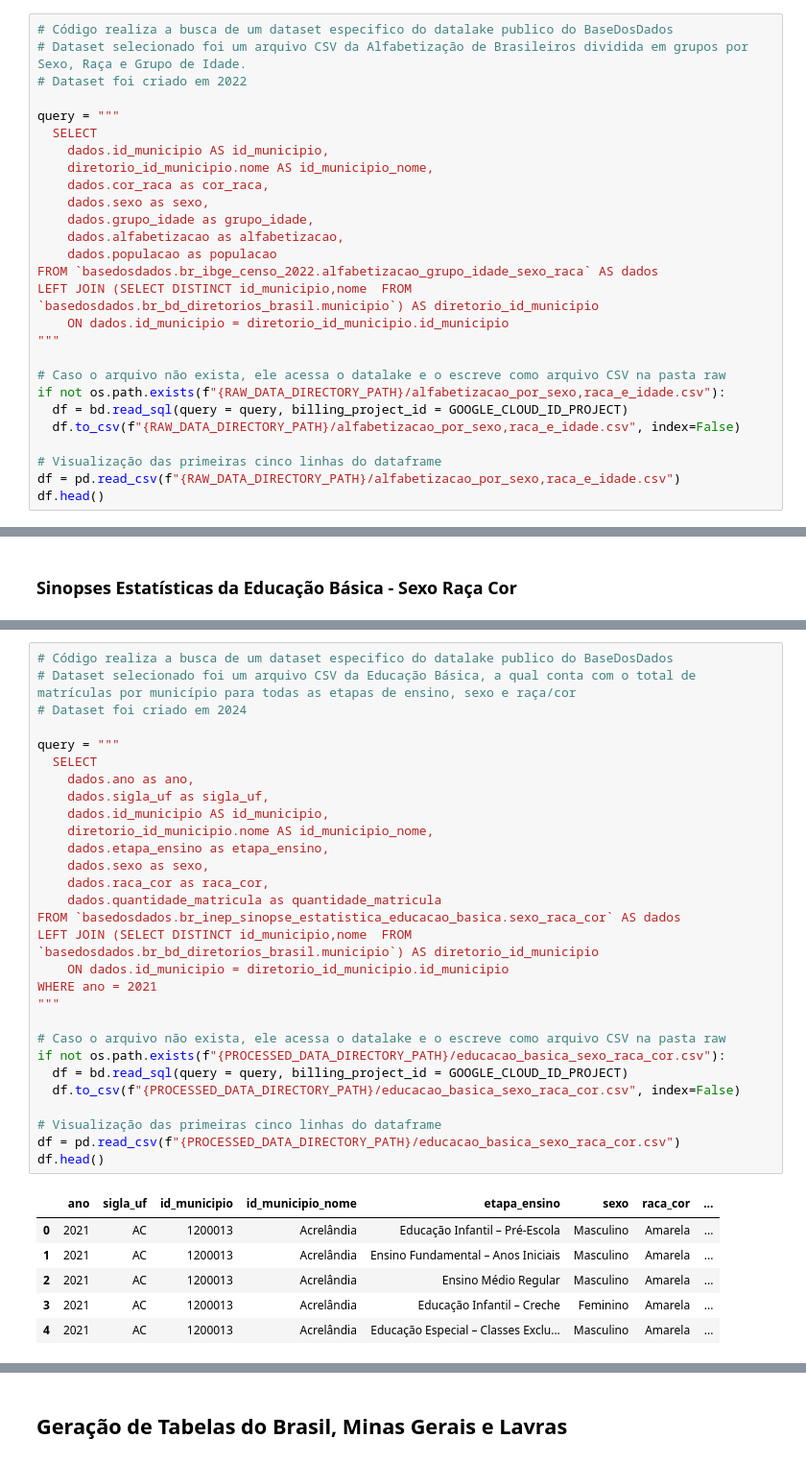
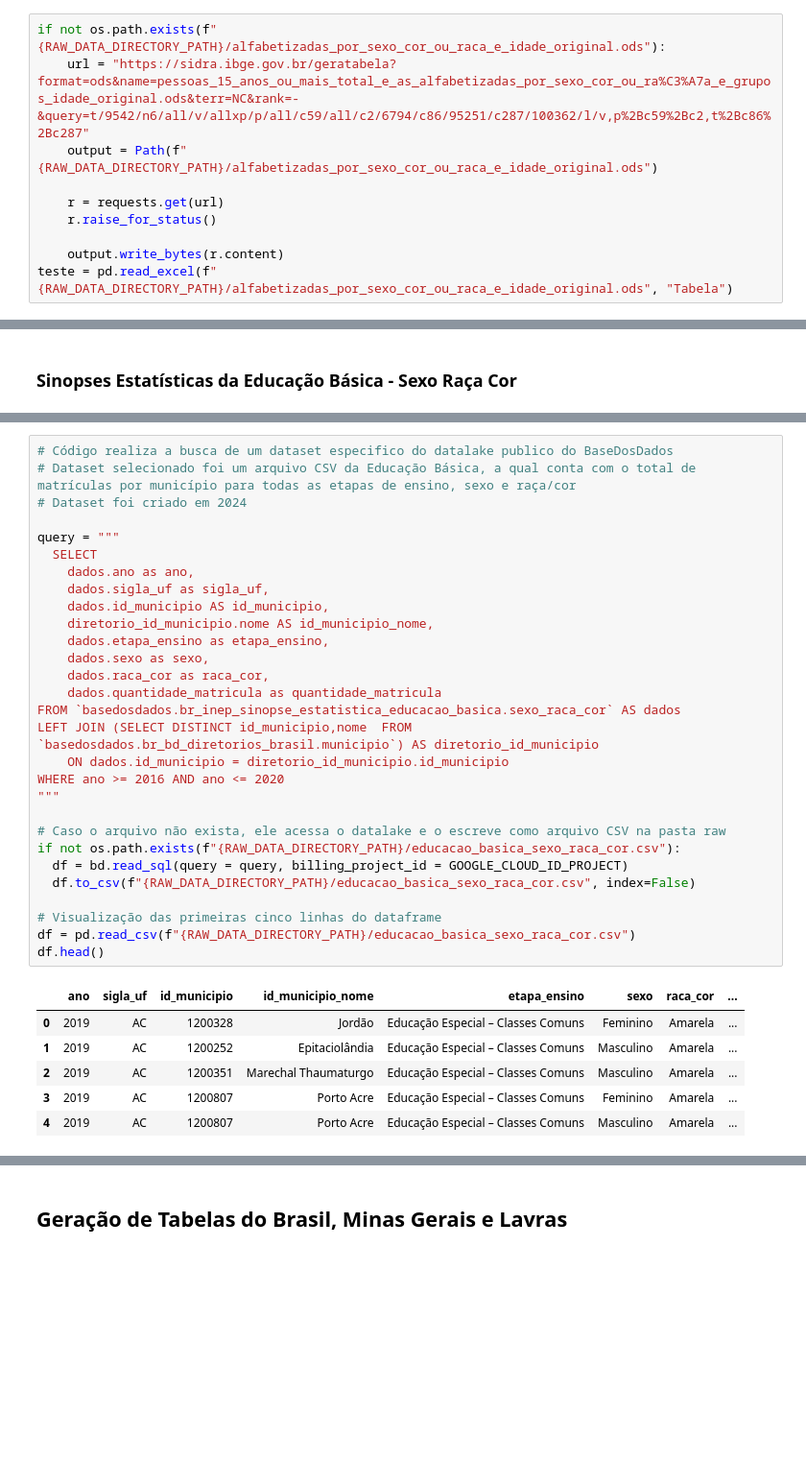
Before and after one commit to EstevaoAugusto/ZettaLab-2ed-Desafio-Ciencia-e-Governanca-de-Dados, a Jupyter notebook: notebooks/1_coleta_preparacao_dados.ipynb, the cells around one changed output, grey strips where cells are left out. Shown at 96% size. Cells and saved outputs as stored; diff of their text form; blank space fills up the shorter version.

```diff
--- a/notebooks/1_coleta_preparacao_dados.ipynb
+++ b/notebooks/1_coleta_preparacao_dados.ipynb
@@ -344,27 +393,10 @@ df.head()
 # %%
-# Código realiza a busca de um dataset especifico do datalake publico do BaseDosDados
-# Dataset selecionado foi um arquivo CSV da Alfabetização de Brasileiros dividida em grupos por Sexo, Raça e Grupo de Idade.
-# Dataset foi criado em 2022
+if not os.path.exists(f"{RAW_DATA_DIRECTORY_PATH}/alfabetizadas_por_sexo_cor_ou_raca_e_idade_original.ods"):
+    url = "https://sidra.ibge.gov.br/geratabela?format=ods&name=pessoas_15_anos_ou_mais_total_e_as_alfabetizadas_por_sexo_cor_ou_ra%C3%A7a_e_grupos_idade_original.ods&terr=NC&rank=-&query=t/9542/n6/all/v/allxp/p/all/c59/all/c2/6794/c86/95251/c287/100362/l/v,p%2Bc59%2Bc2,t%2Bc86%2Bc287"
+    output = Path(f"{RAW_DATA_DIRECTORY_PATH}/alfabetizadas_por_sexo_cor_ou_raca_e_idade_original.ods")
 
-query = """
-  SELECT
-    dados.id_municipio AS id_municipio,
-    diretorio_id_municipio.nome AS id_municipio_nome,
-    dados.cor_raca as cor_raca,
-    dados.sexo as sexo,
-    dados.grupo_idade as grupo_idade,
-    dados.alfabetizacao as alfabetizacao,
-    dados.populacao as populacao
-FROM `basedosdados.br_ibge_censo_2022.alfabetizacao_grupo_idade_sexo_raca` AS dados
-LEFT JOIN (SELECT DISTINCT id_municipio,nome  FROM `basedosdados.br_bd_diretorios_brasil.municipio`) AS diretorio_id_municipio
-    ON dados.id_municipio = diretorio_id_municipio.id_municipio
-"""
+    r = requests.get(url)
+    r.raise_for_status()
 
-# Caso o arquivo não exista, ele acessa o datalake e o escreve como arquivo CSV na pasta raw
-if not os.path.exists(f"{RAW_DATA_DIRECTORY_PATH}/alfabetizacao_por_sexo,raca_e_idade.csv"):
-  df = bd.read_sql(query = query, billing_project_id = GOOGLE_CLOUD_ID_PROJECT)
-  df.to_csv(f"{RAW_DATA_DIRECTORY_PATH}/alfabetizacao_por_sexo,raca_e_idade.csv", index=False)
-
-# Visualização das primeiras cinco linhas do dataframe
-df = pd.read_csv(f"{RAW_DATA_DIRECTORY_PATH}/alfabetizacao_por_sexo,raca_e_idade.csv")
-df.head()
+    output.write_bytes(r.content)
+teste = pd.read_excel(f"{RAW_DATA_DIRECTORY_PATH}/alfabetizadas_por_sexo_cor_ou_raca_e_idade_original.ods", "Tabela")
@@ -399,36 +443,36 @@ del df_alfabeticao_csv
 # %%
 # Código realiza a busca de um dataset especifico do datalake publico do BaseDosDados
 # Dataset selecionado foi um arquivo CSV da Educação Básica, a qual conta com o total de matrículas por município para todas as etapas de ensino, sexo e raça/cor
 # Dataset foi criado em 2024
 
 query = """
   SELECT
     dados.ano as ano,
     dados.sigla_uf as sigla_uf,
     dados.id_municipio AS id_municipio,
     diretorio_id_municipio.nome AS id_municipio_nome,
     dados.etapa_ensino as etapa_ensino,
     dados.sexo as sexo,
     dados.raca_cor as raca_cor,
     dados.quantidade_matricula as quantidade_matricula
 FROM `basedosdados.br_inep_sinopse_estatistica_educacao_basica.sexo_raca_cor` AS dados
 LEFT JOIN (SELECT DISTINCT id_municipio,nome  FROM `basedosdados.br_bd_diretorios_brasil.municipio`) AS diretorio_id_municipio
     ON dados.id_municipio = diretorio_id_municipio.id_municipio
-WHERE ano = 2021
+WHERE ano >= 2016 AND ano <= 2020
 """
 
 # Caso o arquivo não exista, ele acessa o datalake e o escreve como arquivo CSV na pasta raw
-if not os.path.exists(f"{PROCESSED_DATA_DIRECTORY_PATH}/educacao_basica_sexo_raca_cor.csv"):
+if not os.path.exists(f"{RAW_DATA_DIRECTORY_PATH}/educacao_basica_sexo_raca_cor.csv"):
   df = bd.read_sql(query = query, billing_project_id = GOOGLE_CLOUD_ID_PROJECT)
-  df.to_csv(f"{PROCESSED_DATA_DIRECTORY_PATH}/educacao_basica_sexo_raca_cor.csv", index=False)
+  df.to_csv(f"{RAW_DATA_DIRECTORY_PATH}/educacao_basica_sexo_raca_cor.csv", index=False)
 
 # Visualização das primeiras cinco linhas do dataframe
-df = pd.read_csv(f"{PROCESSED_DATA_DIRECTORY_PATH}/educacao_basica_sexo_raca_cor.csv")
+df = pd.read_csv(f"{RAW_DATA_DIRECTORY_PATH}/educacao_basica_sexo_raca_cor.csv")
 df.head()
 # %% [output]
 |  | ano | sigla_uf | id_municipio | id_municipio_nome | etapa_ensino | sexo | raca_cor | ... |
-| 0 | 2021 | AC | 1200013 | Acrelândia | Educação Infantil – Pré-Escola | Masculino | Amarela | ... |
-| 1 | 2021 | AC | 1200013 | Acrelândia | Ensino Fundamental – Anos Iniciais | Masculino | Amarela | ... |
-| 2 | 2021 | AC | 1200013 | Acrelândia | Ensino Médio Regular | Masculino | Amarela | ... |
-| 3 | 2021 | AC | 1200013 | Acrelândia | Educação Infantil – Creche | Feminino | Amarela | ... |
-| 4 | 2021 | AC | 1200013 | Acrelândia | Educação Especial – Classes Exclu... | Masculino | Amarela | ... |
+| 0 | 2019 | AC | 1200328 | Jordão | Educação Especial – Classes Comuns | Feminino | Amarela | ... |
+| 1 | 2019 | AC | 1200252 | Epitaciolândia | Educação Especial – Classes Comuns | Masculino | Amarela | ... |
+| 2 | 2019 | AC | 1200351 | Marechal Thaumaturgo | Educação Especial – Classes Comuns | Masculino | Amarela | ... |
+| 3 | 2019 | AC | 1200807 | Porto Acre | Educação Especial – Classes Comuns | Feminino | Amarela | ... |
+| 4 | 2019 | AC | 1200807 | Porto Acre | Educação Especial – Classes Comuns | Masculino | Amarela | ... |
```
Also changed, not shown: parts of 41 cells of this notebook.
